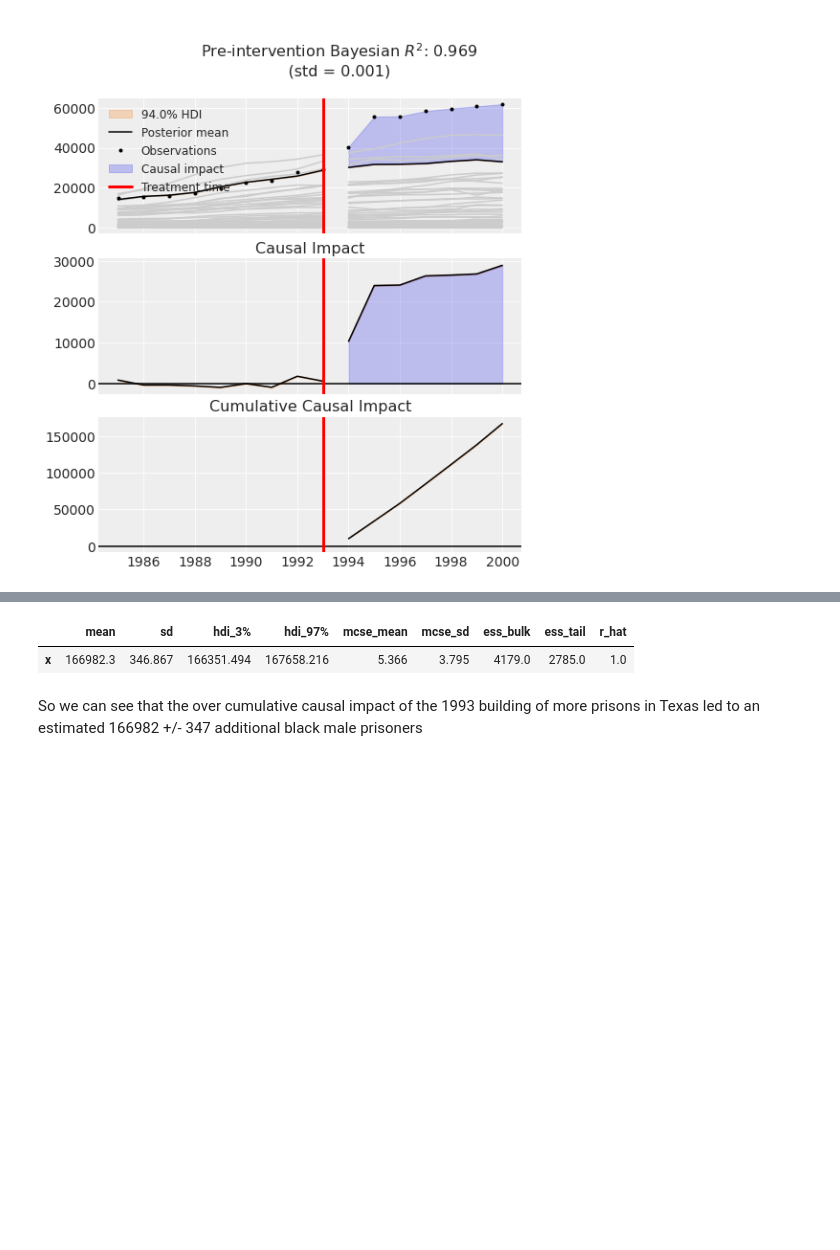
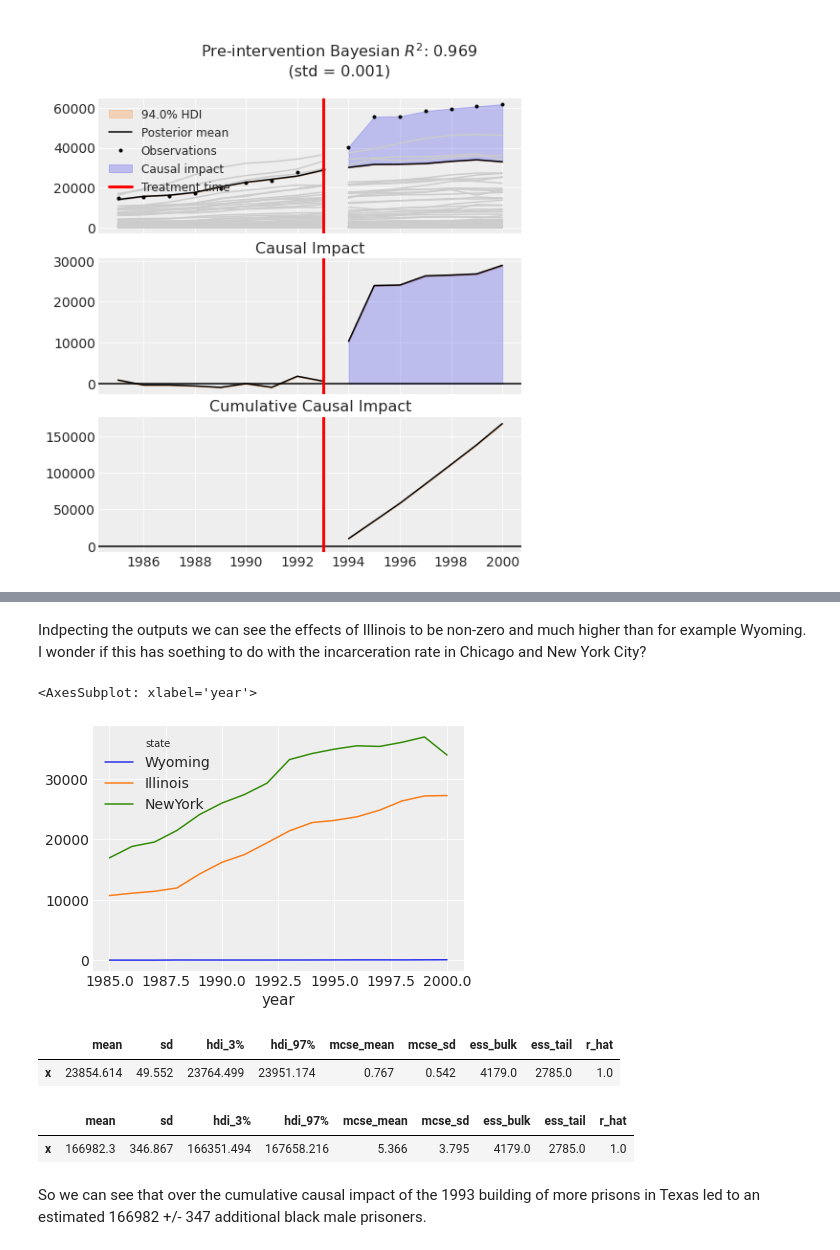
Before and after one commit to LukeLB/causal-mixtape, a Jupyter notebook: chp8_usingCausalPy.ipynb, the cells around one changed output, grey strips where cells are left out. Drawn from its saved outputs; the diff is of its cells as text; code cells hidden in the pictures; blank space fills up the shorter version.

Commit message:
added some additional analysis

```diff
--- a/chp8_usingCausalPy.ipynb
+++ b/chp8_usingCausalPy.ipynb
@@ -58,3 +78,15 @@ fig, ax = result.plot(plot_predictors=True)
+# %% [markdown]
+Indpecting the outputs we can see the effects of Illinois to be non-zero and much higher than for example Wyoming. I wonder if this has soething to do with the incarceration rate in Chicago and New York City?
+# %%
+d[['Wyoming','Illinois','NewYork']].plot()
+# %% [output]
+<AxesSubplot: xlabel='year'>
+[figure, added]
+# %%
+az.summary(result.post_impact.mean("obs_ind"))
+# %% [output]
+|  | mean | sd | hdi_3% | hdi_97% | mcse_mean | mcse_sd | ess_bulk | ess_tail | r_hat |
+| x | 23854.614 | 49.552 | 23764.499 | 23951.174 | 0.767 | 0.542 | 4179.0 | 2785.0 | 1.0 |
 # %%
 # get index of the final time point
 index = result.post_impact_cumulative.obs_ind.max()
@@ -66,4 +98,4 @@ az.summary(last_cumulative_estimate)
 |  | mean | sd | hdi_3% | hdi_97% | mcse_mean | mcse_sd | ess_bulk | ess_tail | r_hat |
 | x | 166982.3 | 346.867 | 166351.494 | 167658.216 | 5.366 | 3.795 | 4179.0 | 2785.0 | 1.0 |
 # %% [markdown]
-So we can see that the over cumulative causal impact of the 1993 building of more prisons in Texas led to an estimated 166982 +/- 347 additional black male prisoners
+So we can see that over the cumulative causal impact of the 1993 building of more prisons in Texas led to an estimated 166982 +/- 347 additional black male prisoners.
```
Also changed, not shown: parts of 1 cell of this notebook.
